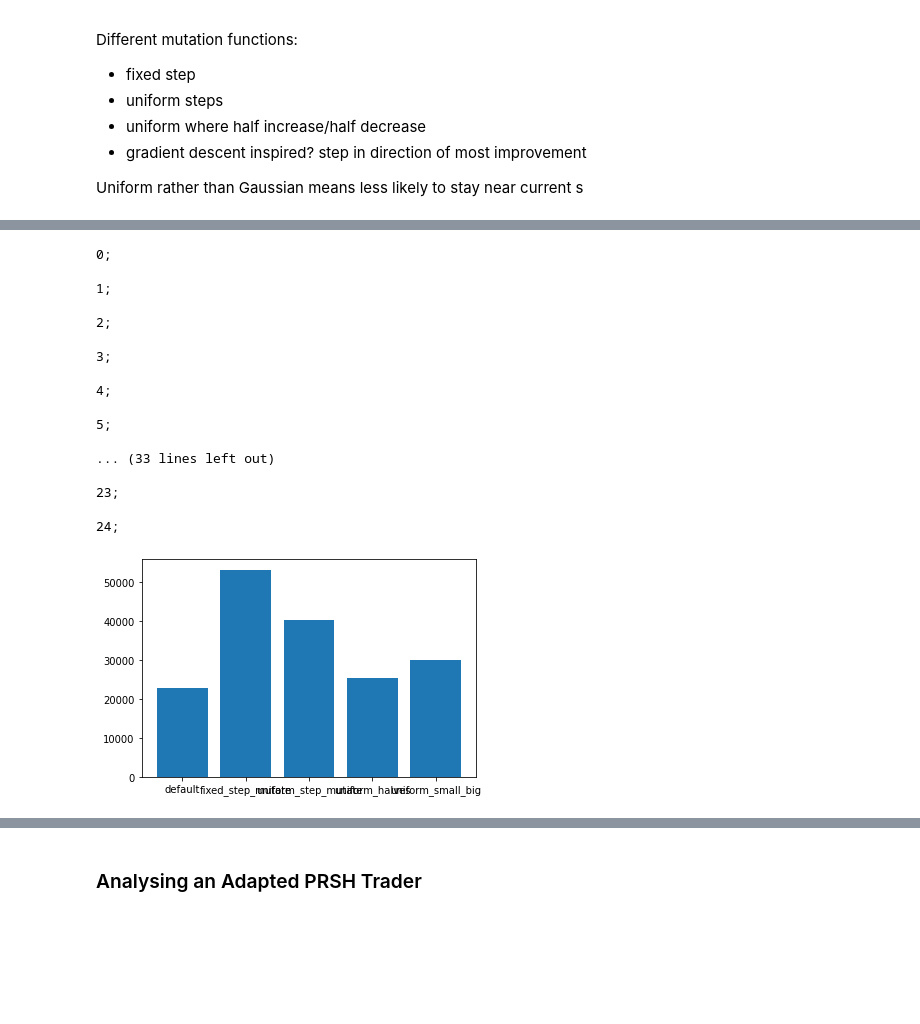
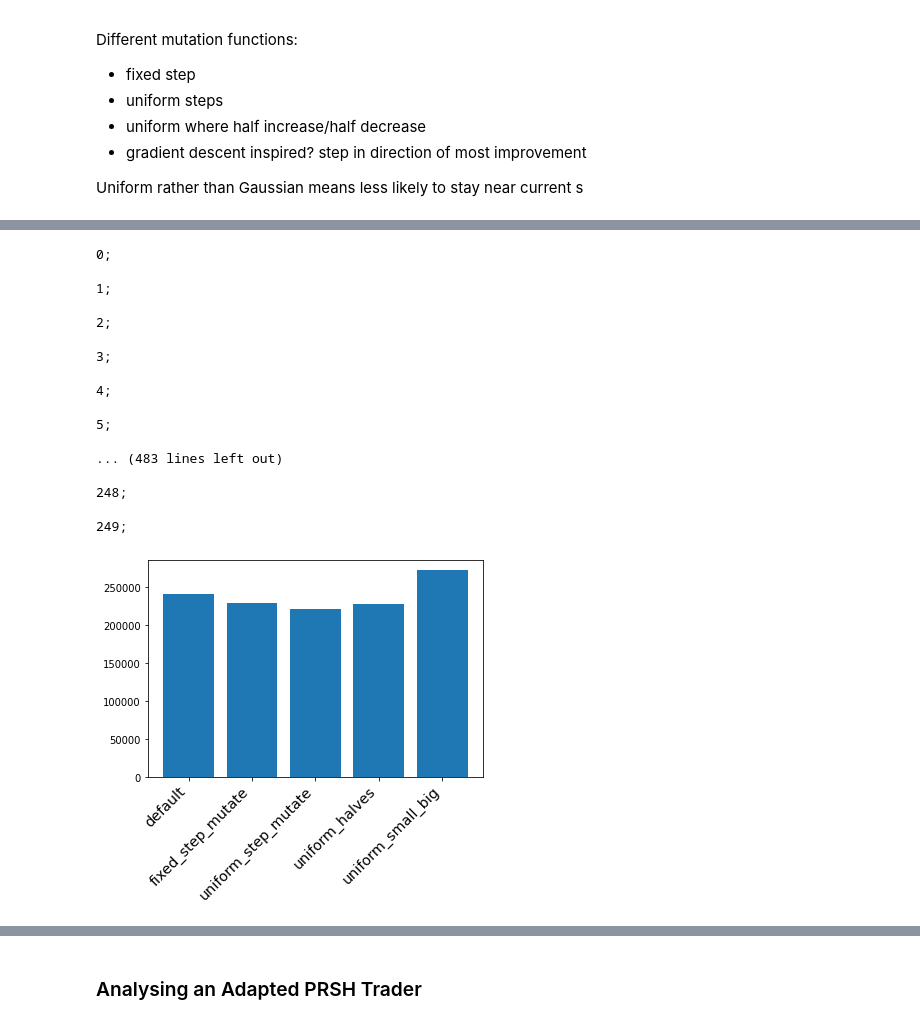
Before and after one commit to janderson3435/ITFT-Coursework-Assessment, a Jupyter notebook: PRSH_experiments.ipynb, the cells around one changed output, grey strips where cells are left out. Drawn from its saved outputs; the diff is of its cells as text; code cells hidden in the pictures; blank space fills up the shorter version.

Commit message:
experiments run for very long sessions, ready for hypotheses

```diff
--- a/PRSH_experiments.ipynb
+++ b/PRSH_experiments.ipynb
@@ -152,21 +153,22 @@ I also take inspiration from IBMs experiments, testing both balanced-group and o
 To change the k parameter I have written an extra function in BSE that sets a global variable to the k value.
 # %%
 # Experimental setup
+dir = r'C:\Users\Joest\OneDrive\Documents\Actual Docs\Bristol\ITFT\ITFT-Coursework-Assessment\market_outputs\\'
 
-trials_per_k = 10 # important for valid results as PRSH is stochastic
+trials_per_k = 50 # important for valid results as PRSH is stochastic
 
 balanced_sellers_spec = [("ZIP", 5),("ZIC", 5),("PRSH", 5), ("SHVR", 5), ("GVWY", 5)]
 balanced_buyers_spec = balanced_sellers_spec
 balanced_traders_spec = {"sellers":balanced_sellers_spec, "buyers":balanced_buyers_spec}
 
 start_time = 0
-end_time = 3600
+end_time = 3000 # needs to be long to allow for different strats to be tried
 
 max_k = 10
 min_k = 2
 
 def csv_prep(fname, total_traders):
-    dir = r'C:\Users\Joe\OneDrive\Documents\Actual Docs\Bristol\ITFT\ITFT-Coursework-Assessment\market_outputs\\'
+    dir = r'C:\Users\Joest\OneDrive\Documents\Actual Docs\Bristol\ITFT\ITFT-Coursework-Assessment\market_outputs\\'
     tdump = open(dir + fname, 'w')
 
     # annotate columns
@@ -349,10 +412,9 @@ for i in range(min_k, max_k):
     set_PRSH_parameters(k)
 
     total_traders = 5
-    trials_per_k = 5
-    trials_per_ratio = 5
+    trials_per_ratio = 50
     trial = 0
-    k_iteration = 0
+
     for j in range (1, total_traders):
         sellers_spec = [("ZIP", j), ("PRSH", total_traders - j)]
         buyers_spec = sellers_spec
@@ -366,11 +428,11 @@ for i in range(min_k, max_k):
 
         order_interval = 10
         order_sched = {"sup":supply_schedule, "dem":demand_schedule, "interval":order_interval,"timemode":"drip-jitter"}
-        k_iteration += 1
-        while trial <  k_iteration * trials_per_ratio:
+
+        while trial <  j * trials_per_ratio:
                 market_session(trial, start_time, end_time, traders_spec, order_sched, tdump, False, True)
                 tdump.flush()
-                trial = trial + 1
+                trial += 1
 # %% [output]
 0;
 
@@ -392,17 +454,21 @@ for i in range(min_k, max_k):
 # %%
+# Visualising profit per trader as trader number varies
+
 fig, axs = plt.subplots(2,4,figsize=(30,20))
 
 for i, ax in zip(range (min_k, max_k), axs.ravel()):
-    trades_df = pd.read_csv('pairwise_output_m1_' + str(i) + '.csv')
+    trades_df = pd.read_csv(dir + 'pairwise_output_m1_' + str(i) + '.csv')
     trades_df.columns = trades_df.columns.str.strip()
 
-    trades_df = trades_df.loc[:,['balance', 'number of traders', 'balance.1']]
+    trades_df = trades_df.loc[:,['profit per trader', 'number of traders', 'profit per trader.1']]
 
     groups = trades_df.groupby(pd.Grouper(key='number of traders')).sum()
 
     label1 = "PRSH"
     width = 0.35
+
     for key in groups:
+
         ax.bar(groups.get(key).index.to_numpy()/2 + width/2, groups.get(key).values, np.abs(width), label = label1)
         ax.set_title("k = " + str(i))
         ax.set_xlabel("PRSH quantity")
@@ -475,12 +657,13 @@ def uniform_small_big(s, k):
 # %%
+# different k:
 # Comparing each in m1 conditions
 
 ## M1 experiment - symmetric supply/demand, range (10, 50), fixed stepmode, drip jitter order interval
 
 # CSV preparation
 
-dir = r'C:\Users\Joe\OneDrive\Documents\Actual Docs\Bristol\ITFT\ITFT-Coursework-Assessment\market_outputs\\'
-fname = 'mutate_balanced_m1.csv'
+dir = r'C:\Users\Joest\OneDrive\Documents\Actual Docs\Bristol\ITFT\ITFT-Coursework-Assessment\market_outputs\\'
+fname = 'mutate_balanced_m1_k6.csv'
 tdump = open(dir + fname, 'w')
 
 # annotate columns
@@ -503,12 +686,12 @@ order_interval = 10
 order_sched = {"sup":supply_schedule, "dem":demand_schedule, "interval":order_interval,"timemode":"drip-jitter"}
 
 trial = 0
-trials_per_mutate = 5
+trials_per_mutate = 50
 func_no = 0
 
 for func in mutate_funcs:
         func_no += 1
-        set_PRSH_parameters(k1 = 3, mutate1 = func)
+        set_PRSH_parameters(k1 = 6, mutate1 = func)
         while trial < func_no * trials_per_mutate:
                 market_session(trial, start_time, end_time, balanced_traders_spec, order_sched, tdump, False, True)
                 tdump.flush()
@@ -526,28 +709,34 @@ for func in mutate_funcs:
 
 5;
 
-... (33 lines left out)
+... (483 lines left out)
 
-23;
+248;
 
-24;
+249;
 # %%
 ## Visualising
-dir = r'C:\Users\Joe\OneDrive\Documents\Actual Docs\Bristol\ITFT\ITFT-Coursework-Assessment\market_outputs\\'
-csv1 = 'mutate_balanced_m1.csv'
+dir = r'C:\Users\Joest\OneDrive\Documents\Actual Docs\Bristol\ITFT\ITFT-Coursework-Assessment\market_outputs\\'
+csv1 = 'mutate_balanced_m1_k6.csv'
 
 trades_df = pd.read_csv(dir + csv1)
 
 # Just PRSH performance, grouped by k values
 PRSH_df = trades_df.iloc[:,8:10]
 PRSH_df = PRSH_df.assign(mutate = np.repeat(['default', 'fixed_step_mutate', 'uniform_step_mutate', 'uniform_halves', 'uniform_small_big'], trials_per_mutate))
 groups = PRSH_df.groupby(pd.Grouper(key='mutate')).sum()
 
 for key in groups:
     plt.bar(groups.get(key).index.to_numpy(), groups.get(key).values)
 
+plt.xticks(
+    rotation=45,
+    horizontalalignment='right',
+    fontweight='light',
+    fontsize='x-large'
+)
 
 plt.show()
 # %% [output]
-[figure, old version]
+[figure, new version]
 # %%
```
Also changed, not shown: parts of 25 cells of this notebook, 20 other files.
